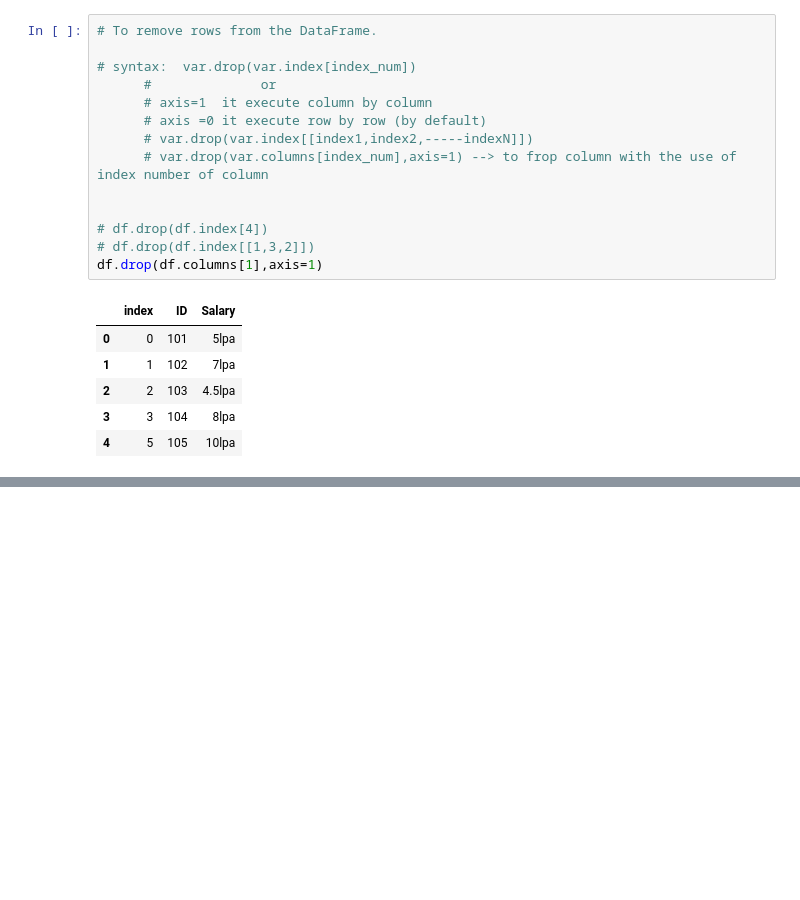
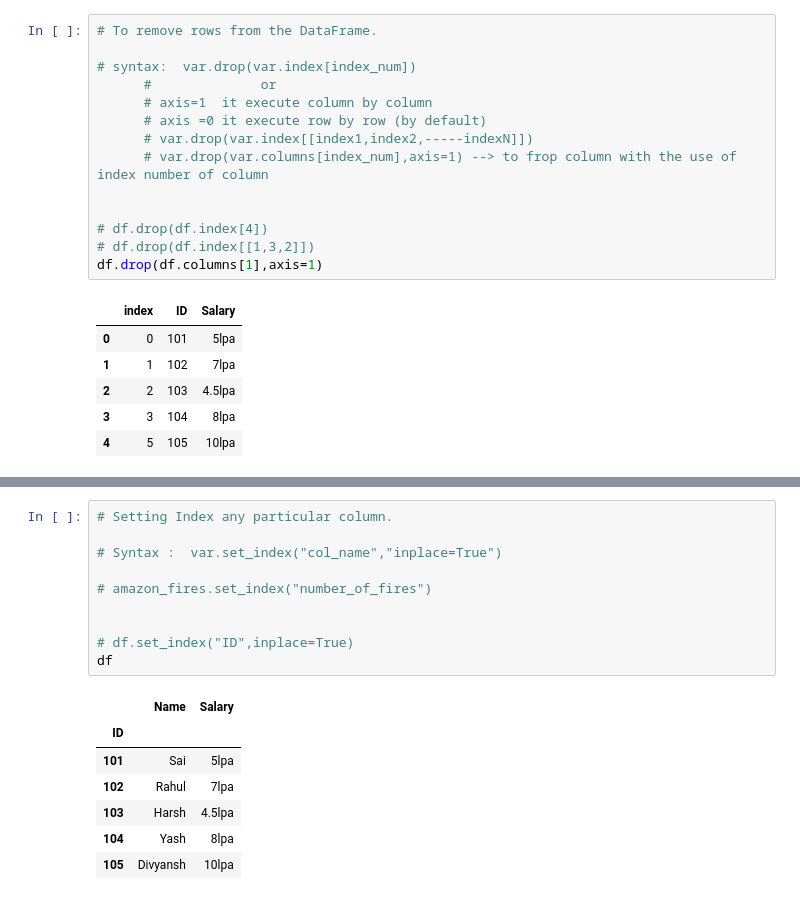
Before and after one commit to Amandeep006/QSPIDER-, a Jupyter notebook: pylab/pan.ipynb, the cells around one changed output, grey strips where cells are left out. Cells and saved outputs as stored; diff of their text form; blank space fills up the shorter version.

```diff
--- a/pylab/pan.ipynb
+++ b/pylab/pan.ipynb
@@ -603,0 +703,18 @@ Length: 12, dtype: str
+# %%
+# Setting Index any particular column.
+
+# Syntax :  var.set_index("col_name","inplace=True")
+
+# amazon_fires.set_index("number_of_fires")
+
+
+# df.set_index("ID",inplace=True)
+df
+# %% [output]
+|  | Name | Salary |
+| ID |  |  |
+| 101 | Sai | 5lpa |
+| 102 | Rahul | 7lpa |
+| 103 | Harsh | 4.5lpa |
+| 104 | Yash | 8lpa |
+| 105 | Divyansh | 10lpa |
```
Also changed, not shown: parts of 9 cells of this notebook.
